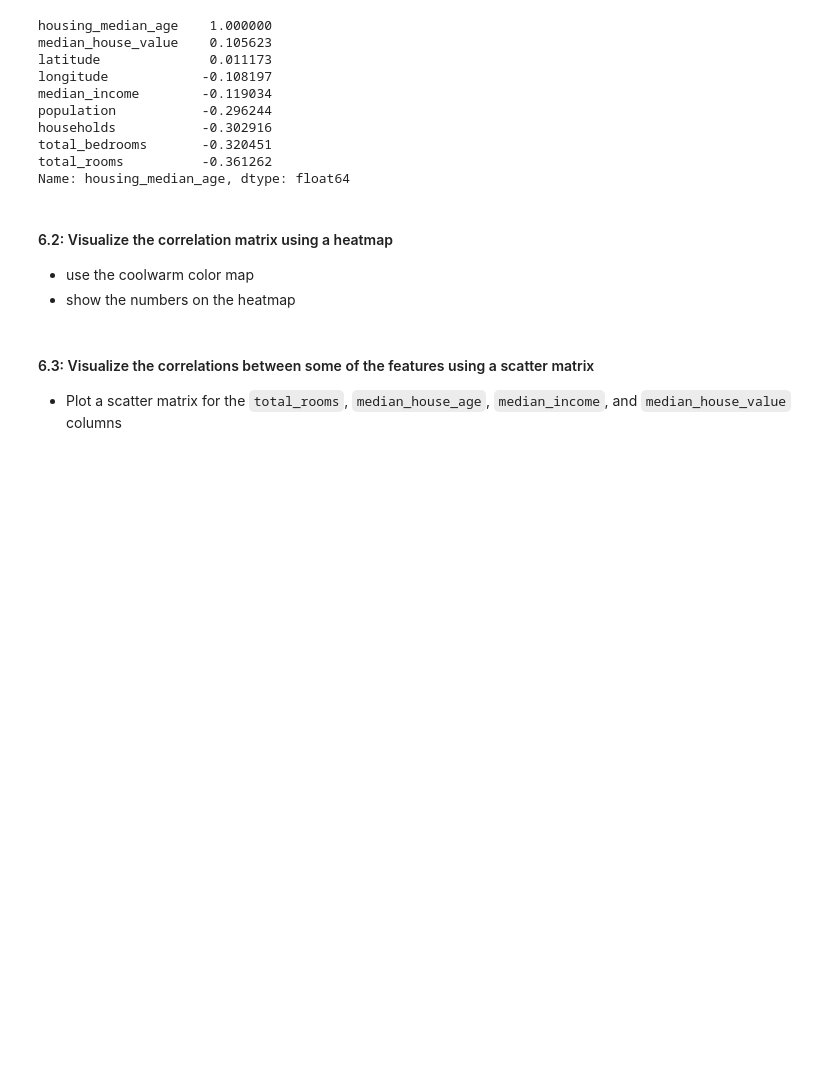
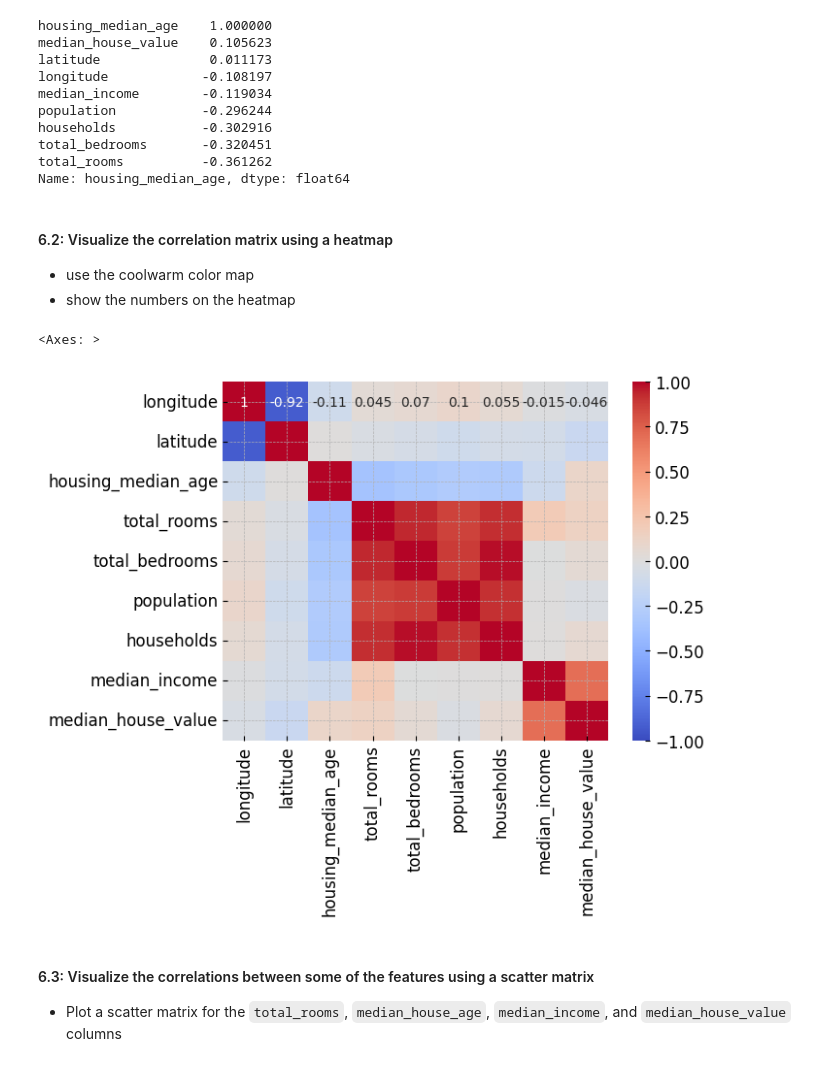
Before and after one commit to IT4063-Spring2025/eda-assignment-oyekunmo, a Jupyter notebook: notebook.ipynb, the cells around one changed output. Cells and saved outputs as stored; diff of their text form; code cells hidden in the pictures; blank space fills up the shorter version.

Commit message:
Exercise 6.2 Visualize the correlation matrix using a heatmap

```diff
--- a/notebook.ipynb
+++ b/notebook.ipynb
@@ -289,6 +289,10 @@ Name: housing_median_age, dtype: float64
 - show the numbers on the heatmap
 # %%
 # 💻 Plot the correlation matrix as a heatmap
+sns.heatmap(matrix, annot=True, vmin=-1, vmax=1, cmap="coolwarm")
+# %% [output]
+<Axes: >
+[figure, added]
 # %% [markdown]
 #### 6.3: Visualize the correlations between some of the features using a scatter matrix
 - Plot a scatter matrix for the `total_rooms`, `median_house_age`, `median_income`, and `median_house_value` columns
```
